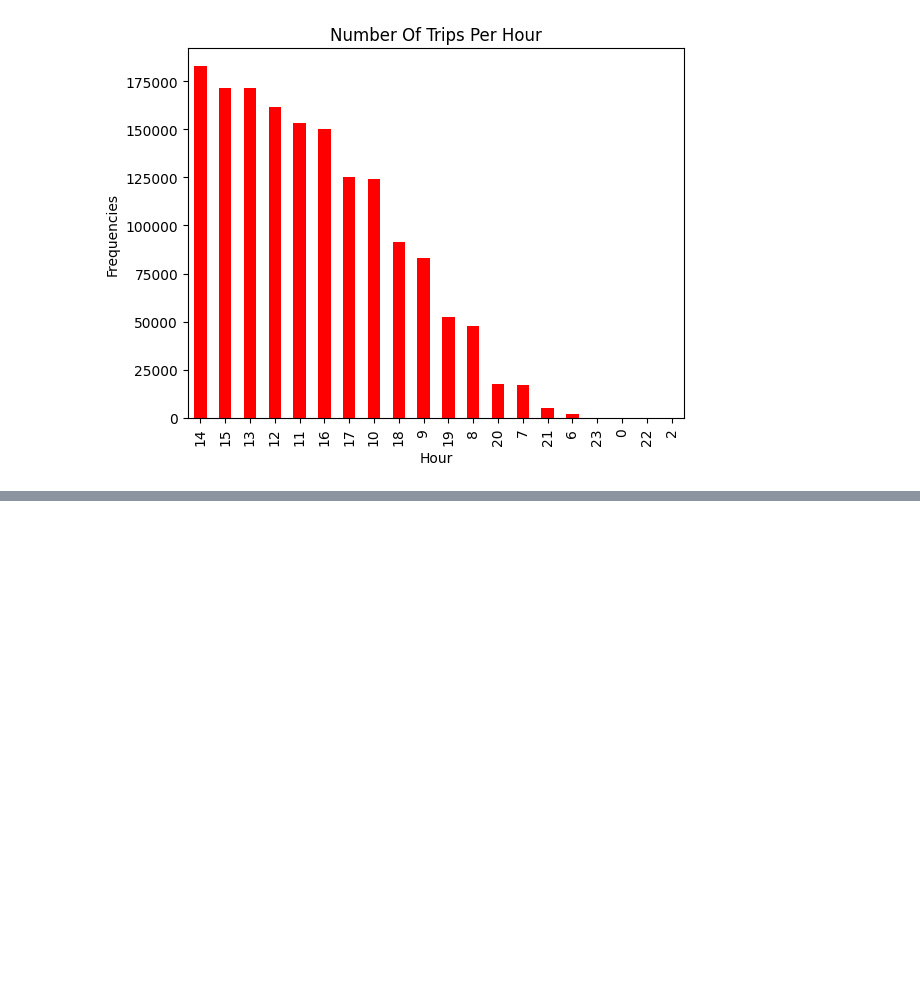
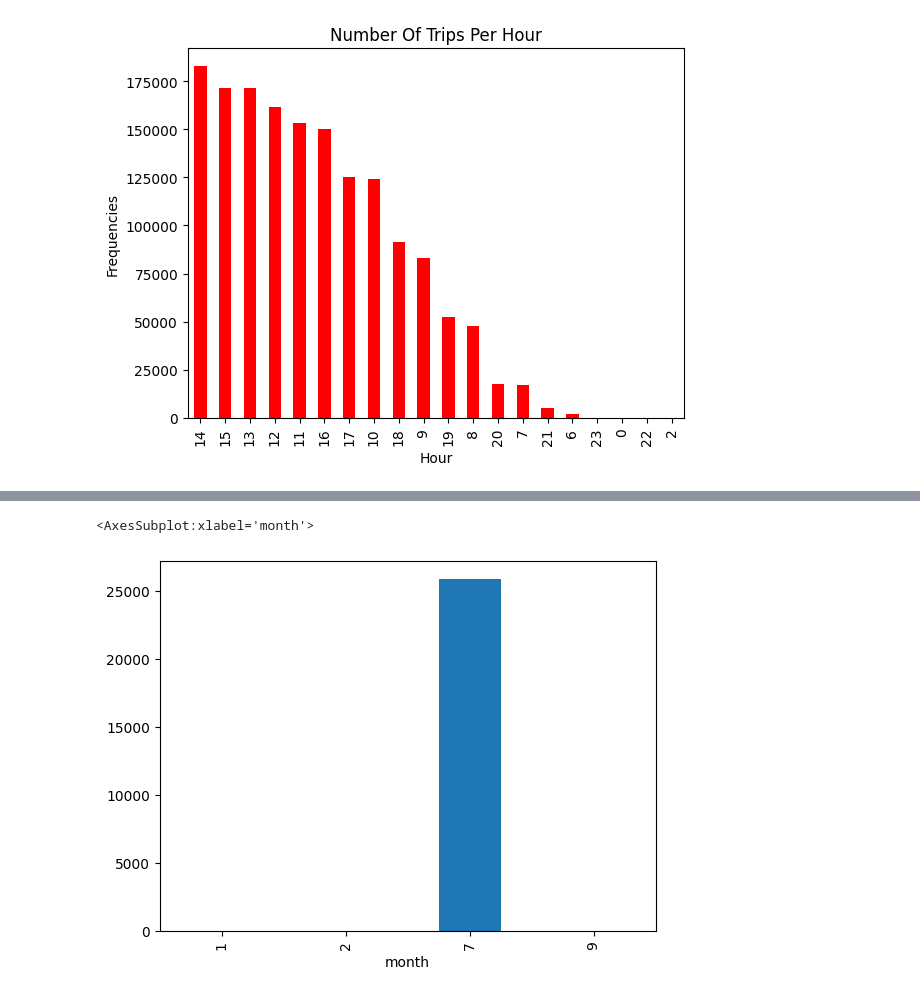
Before and after one commit to nahomHmichael/gokada-delivery-optimisation-with-causal-inference, a Jupyter notebook: notebooks/EDA.ipynb, the cells around one changed output, grey strips where cells are left out. Saved outputs shown, nothing was run; the diff lists cells and outputs as text; code cells hidden in the pictures; blank space fills up the shorter version.

```diff
--- a/notebooks/EDA.ipynb
+++ b/notebooks/EDA.ipynb
@@ -483,0 +620,11 @@ Text(0.5, 1.0, 'Number Of Trips Per Hour')
+# %%
+accepted = merge_df[merge_df['driver_action'] == "accepted"]
+rejected = merge_df[merge_df['driver_action'] == "rejected"]
+# %%
+accepted_groupby_month = accepted.groupby('month').count()
+rejected_groupby_month = rejected.groupby('month').count()
+# %%
+accepted_groupby_month['id'].plot(kind="bar")
+# %% [output]
+<AxesSubplot:xlabel='month'>
+[figure, added]
```
Also changed, not shown: parts of 33 cells of this notebook.
